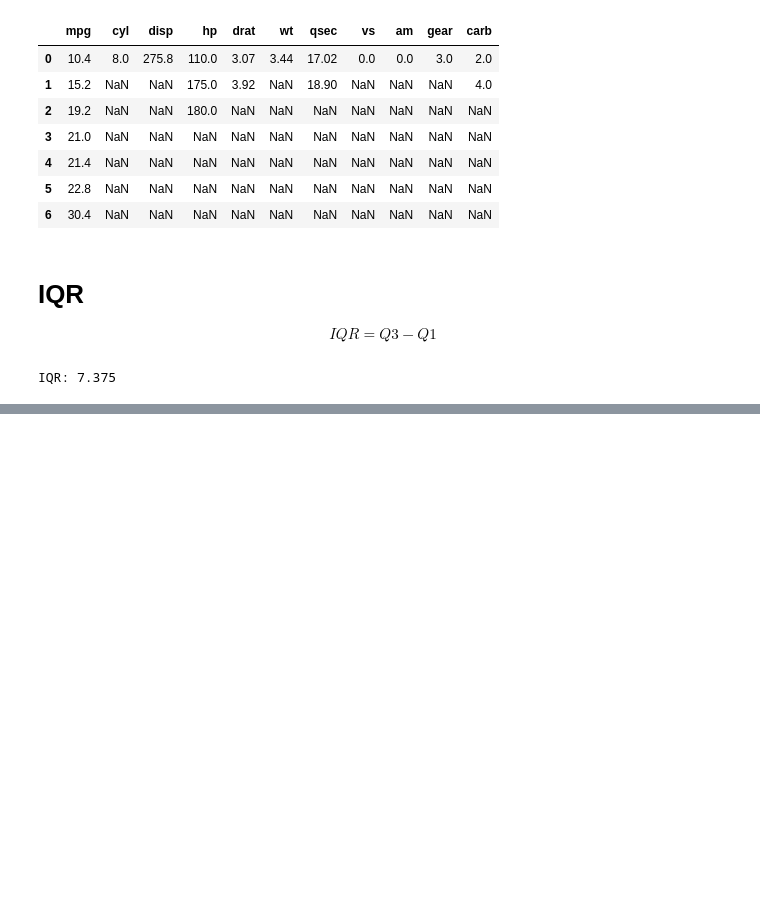
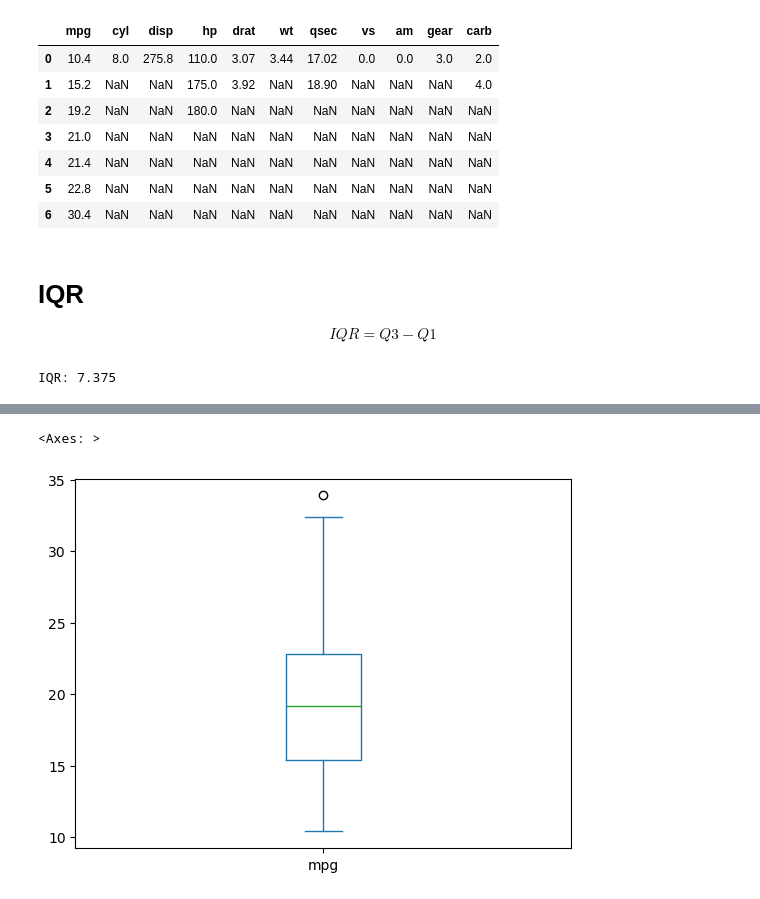
Before and after one commit to XTEP63/Data-Analytics, a Jupyter notebook: notebooks/Descriptibe_statistic.ipynb, the cells around one changed output, grey strips where cells are left out. Drawn from its saved outputs; the diff is of its cells as text; code cells hidden in the pictures; blank space fills up the shorter version.

```diff
--- a/notebooks/Descriptibe_statistic.ipynb
+++ b/notebooks/Descriptibe_statistic.ipynb
@@ -91,0 +112,5 @@ print(lower, upper)
+# %%
+df["mpg"].plot(kind=  "box")
+# %% [output]
+<Axes: >
+[figure, added]
```
Also changed, not shown: parts of 6 cells of this notebook, 8 other files.
